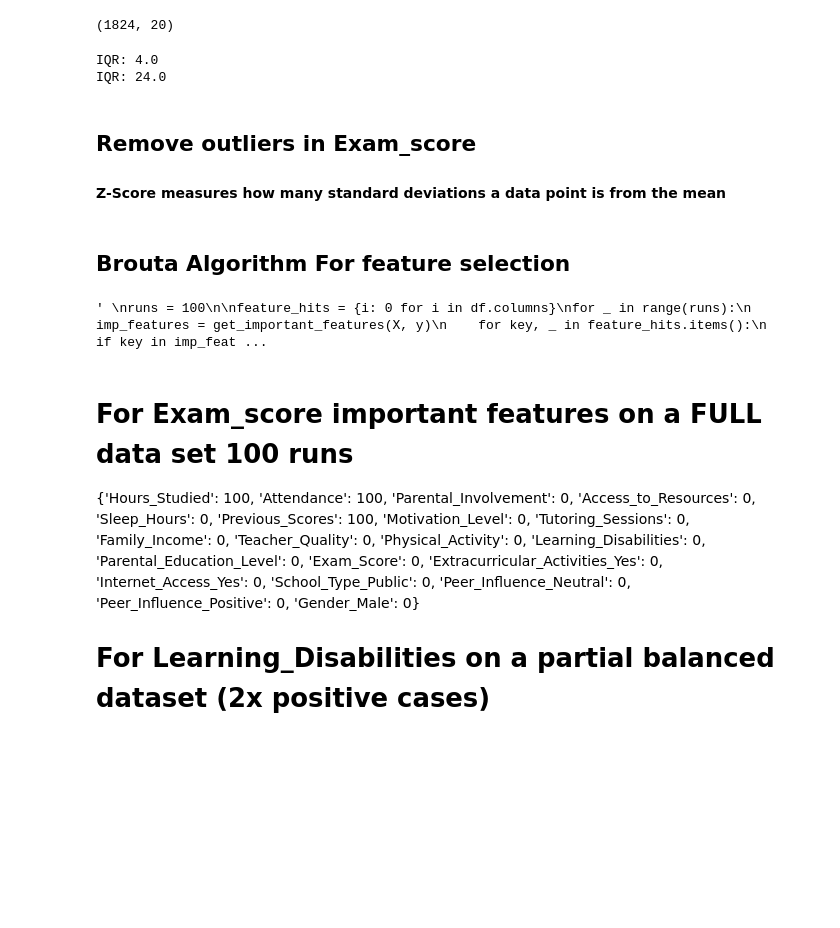
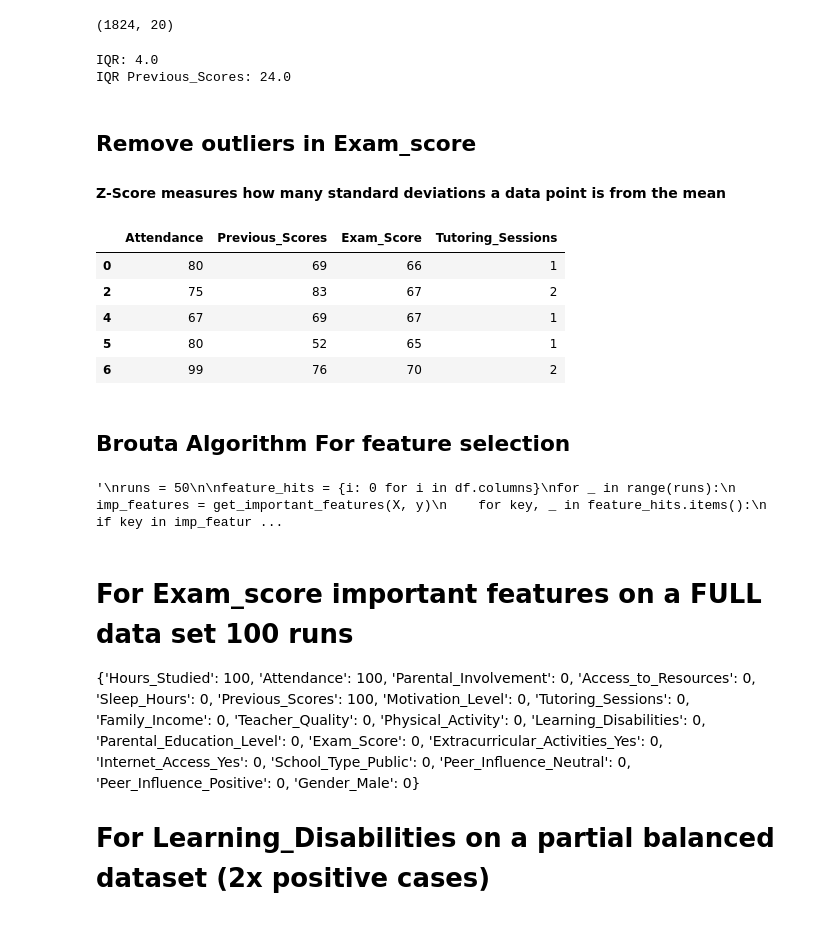
Before and after one commit to lagonzalez1/educational_ml_analysis, a Jupyter notebook: student_disabilities/main.ipynb, the cells around one changed output. Saved outputs shown, nothing was run; the diff lists cells and outputs as text; code cells hidden in the pictures; blank space fills up the shorter version.

```diff
--- a/student_disabilities/main.ipynb
+++ b/student_disabilities/main.ipynb
@@ -194,17 +194,43 @@ df.loc[ (df['Exam_Score'] <= 85) & (df['Exam_Score'] > Upper_bound), 'Exam_Score
 
 
 df.drop(df[df['Exam_Score'] > 85].index, inplace=True)
+
+
+
+IQR = df['Previous_Scores'].quantile(0.75) - df['Previous_Scores'].quantile(0.25)
+print("IQR Previous_Scores:", IQR)
+
+Lower_bound = df['Previous_Scores'].quantile(0.25) - 1.5 * IQR
+Upper_bound = df['Previous_Scores'].quantile(0.75) + 1.5 * IQR
+
+
+df.loc[df['Previous_Scores'] < Lower_bound,  'Previous_Scores'] = Lower_bound
+
+
+df.loc[ (df['Previous_Scores'] <= 85) & (df['Previous_Scores'] > Upper_bound), 'Previous_Scores'] = Upper_bound
+
+
+df.drop(df[df['Previous_Scores'] > 85].index, inplace=True)
 # %% [output]
 IQR: 4.0
-IQR: 24.0
+IQR Previous_Scores: 24.0
 # %% [markdown]
 ## Remove outliers in Exam_score
 #### Z-Score measures how many standard deviations a data point is from the mean
 # %%
 ## df.drop(columns=['Gender_Male','Teacher_Quality','Family_Income','Physical_Activity','Extracurricular_Activities_Yes','Parental_Involvement', 'Access_to_Resources', 'Motivation_Level', 'Sleep_Hours', 'Peer_Influence_Neutral', 'School_Type_Public', 'Internet_Access_Yes'])
 ## df = df.drop("Learning_Disabilities", axis=1)
-X = df[['Hours_Studied', 'Attendance', 'Previous_Scores', 'Exam_Score']]
+X = df[['Attendance', 'Previous_Scores','Exam_Score','Tutoring_Sessions']]
 y = df["Learning_Disabilities"]
+# %%
+X.head()
+# %% [output]
+|  | Attendance | Previous_Scores | Exam_Score | Tutoring_Sessions |
+| 0 | 80 | 69 | 66 | 1 |
+| 2 | 75 | 83 | 67 | 2 |
+| 4 | 67 | 69 | 67 | 1 |
+| 5 | 80 | 52 | 65 | 1 |
+| 6 | 99 | 76 | 70 | 2 |
 # %% [markdown]
 ## Brouta Algorithm For feature selection
 # %%
@@ -213,11 +239,12 @@ from sklearn.ensemble import RandomForestClassifier
 from tqdm.notebook import tqdm
 
 
-""""
+"""
 for col in X.columns:
     X[f"shadow_{col}"] = X[col].sample(frac=1).reset_index(drop=True)
 
 """
+
 
 
 def get_important_features(X, y):
@@ -237,9 +264,8 @@ def get_important_features(X, y):
     return selected_features
 
 
-
 """
-runs = 100
+runs = 50
 
 feature_hits = {i: 0 for i in df.columns}
 for _ in range(runs):
@@ -252,7 +278,7 @@ print(feature_hits)
 
 """
 # %% [output]
-' \nruns = 100\n\nfeature_hits = {i: 0 for i in df.columns}\nfor _ in range(runs):\n    imp_features = get_important_features(X, y)\n    for key, _ in feature_hits.items():\n        if key in imp_feat ...
+'\nruns = 50\n\nfeature_hits = {i: 0 for i in df.columns}\nfor _ in range(runs):\n    imp_features = get_important_features(X, y)\n    for key, _ in feature_hits.items():\n        if key in imp_featur ...
 # %% [markdown]
 # For Exam_score important features on a FULL data set 100 runs
 {'Hours_Studied': 100, 'Attendance': 100, 'Parental_Involvement': 0, 'Access_to_Resources': 0, 'Sleep_Hours': 0, 'Previous_Scores': 100, 'Motivation_Level': 0, 'Tutoring_Sessions': 0, 'Family_Income': 0, 'Teacher_Quality': 0, 'Physical_Activity': 0, 'Learning_Disabilities': 0, 'Parental_Education_Level': 0, 'Exam_Score': 0, 'Extracurricular_Activities_Yes': 0, 'Internet_Access_Yes': 0, 'School_Type_Public': 0, 'Peer_Influence_Neutral': 0, 'Peer_Influence_Positive': 0, 'Gender_Male': 0}
```
Also changed, not shown: parts of 13 cells of this notebook, 2 other files.
